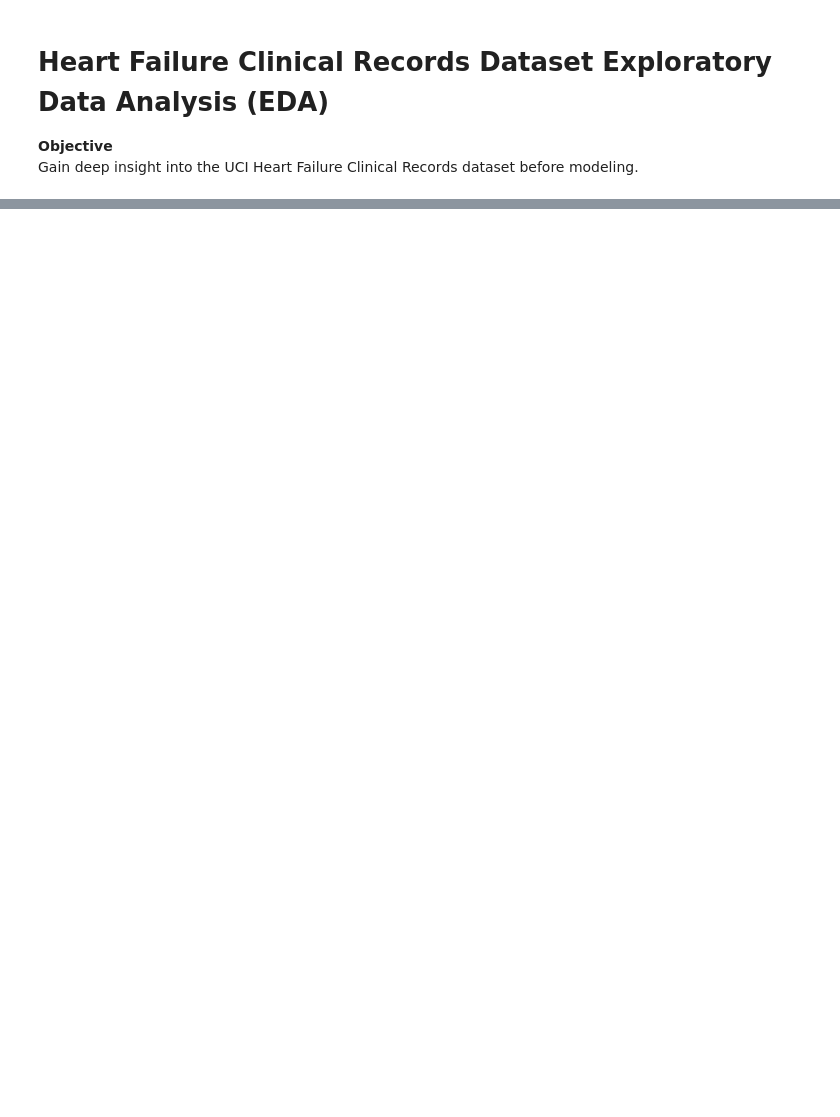
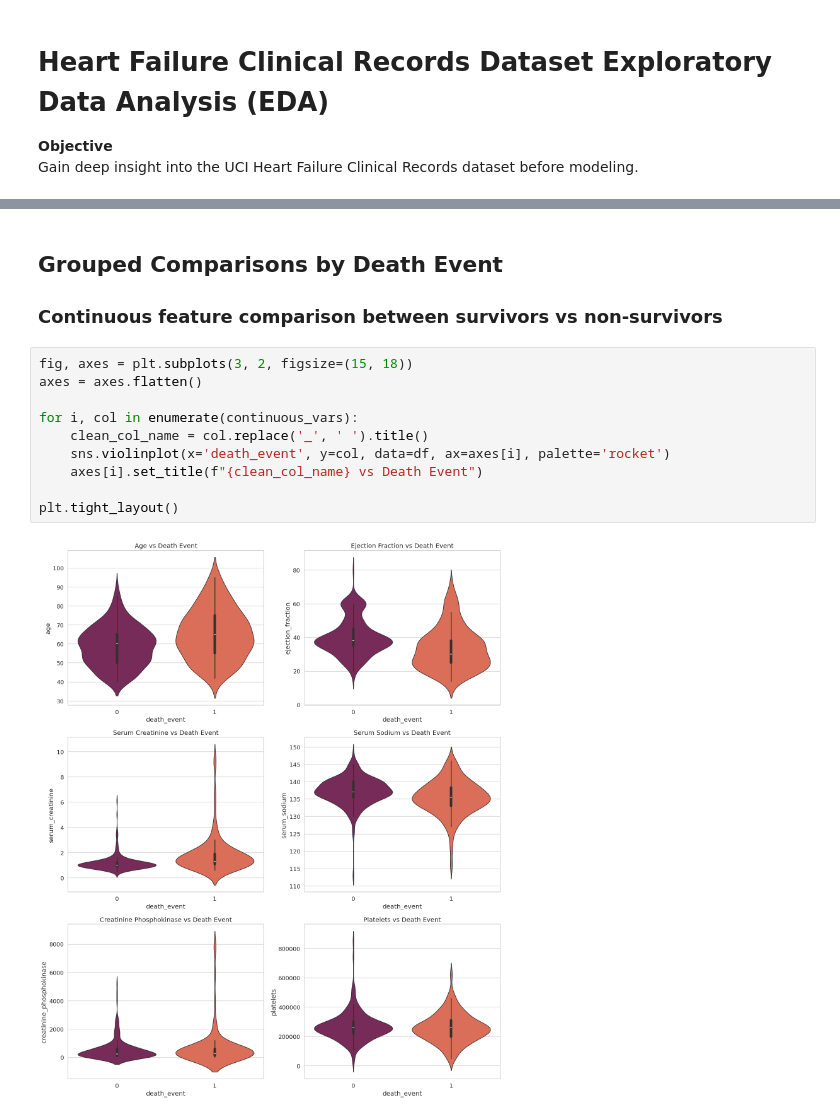
Before and after one commit to mwi-kali/Patient-Outcome-Prediction, a Jupyter notebook: notebooks/Heart_Failure_Clinical_Records_Dataset_Exploratory_Data_Analysis_(EDA).ipynb, the cells around one changed output, grey strips where cells are left out. Cells and saved outputs as stored; diff of their text form; blank space fills up the shorter version.

```diff
--- a/notebooks/Heart_Failure_Clinical_Records_Dataset_Exploratory_Data_Analysis_(EDA).ipynb
+++ b/notebooks/Heart_Failure_Clinical_Records_Dataset_Exploratory_Data_Analysis_(EDA).ipynb
@@ -276,0 +131,15 @@ Positive creatinine–age link is modest, reflecting age‑related renal decline
+# %% [markdown]
+## **Grouped Comparisons by Death Event**
+### **Continuous feature comparison between survivors vs non-survivors**
+# %%
+fig, axes = plt.subplots(3, 2, figsize=(15, 18))
+axes = axes.flatten()
+
+for i, col in enumerate(continuous_vars):
+    clean_col_name = col.replace('_', ' ').title()
+    sns.violinplot(x='death_event', y=col, data=df, ax=axes[i], palette='rocket')
+    axes[i].set_title(f"{clean_col_name} vs Death Event")
+
+plt.tight_layout()
+# %% [output]
+[figure, added]
```
Also changed, not shown: parts of 41 cells of this notebook, 6 other files.
